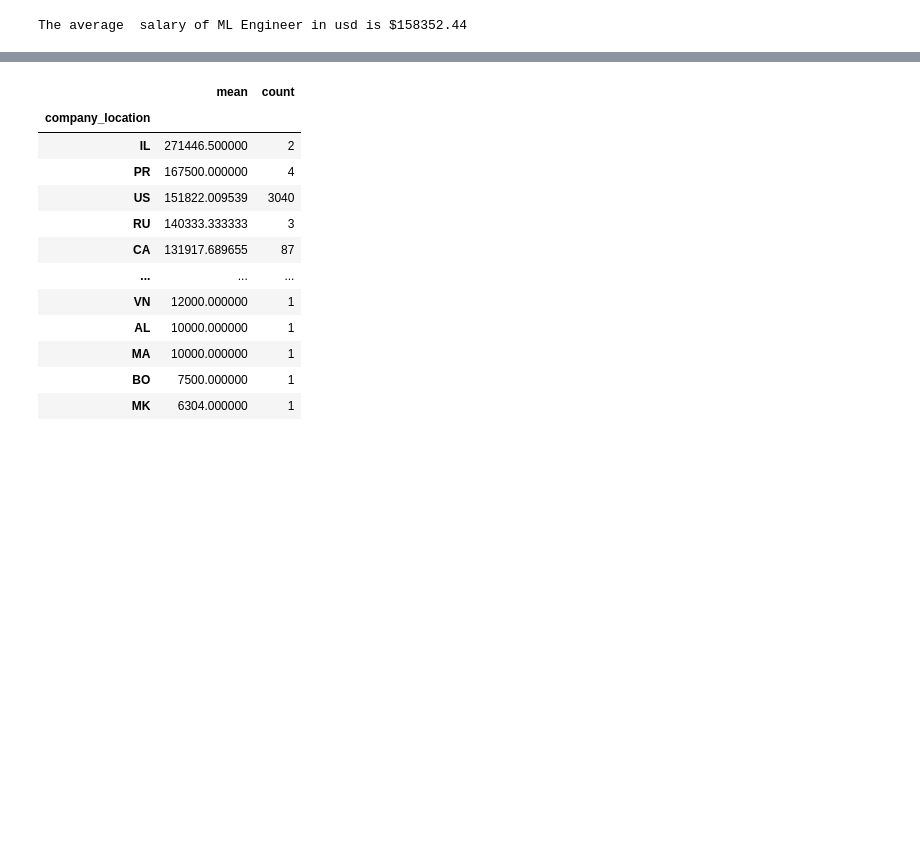
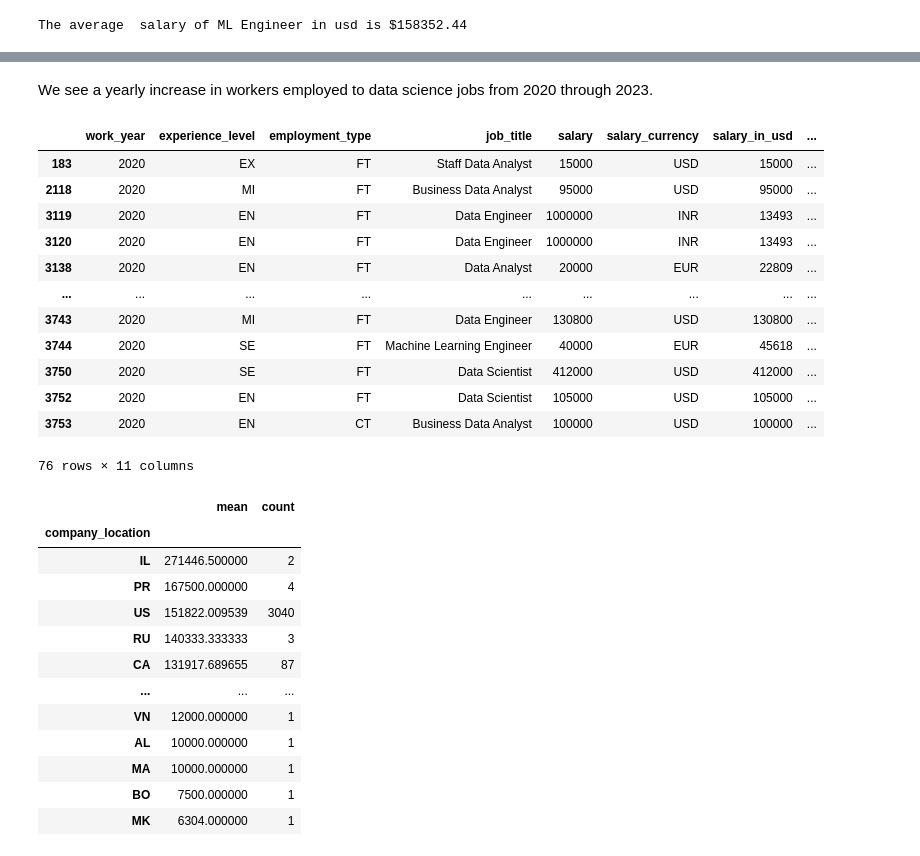
Before and after one commit to Soloskey1/data-projects, a Jupyter notebook: ds jobs dataset.ipynb, the cells around one changed output, grey strips where cells are left out. Saved outputs shown, nothing was run; the diff lists cells and outputs as text; code cells hidden in the pictures; blank space fills up the shorter version.

```diff
--- a/ds jobs dataset.ipynb
+++ b/ds jobs dataset.ipynb
@@ -135,3 +174,23 @@ S              78226.682432    148
+# %% [markdown]
+We see a yearly increase in workers employed to data science jobs from 2020 through 2023.
+# %%
+# Let's see how many data scientist where employd in 2020 for full time roles
+data_science_jobs_in_2020 = df[df['work_year'] == 2020]
+data_science_jobs_in_2020
+# %% [output]
+|  | work_year | experience_level | employment_type | job_title | salary | salary_currency | salary_in_usd | ... |
+| 183 | 2020 | EX | FT | Staff Data Analyst | 15000 | USD | 15000 | ... |
+| 2118 | 2020 | MI | FT | Business Data Analyst | 95000 | USD | 95000 | ... |
+| 3119 | 2020 | EN | FT | Data Engineer | 1000000 | INR | 13493 | ... |
+| 3120 | 2020 | EN | FT | Data Engineer | 1000000 | INR | 13493 | ... |
+| 3138 | 2020 | EN | FT | Data Analyst | 20000 | EUR | 22809 | ... |
+| ... | ... | ... | ... | ... | ... | ... | ... | ... |
+| 3743 | 2020 | MI | FT | Data Engineer | 130800 | USD | 130800 | ... |
+| 3744 | 2020 | SE | FT | Machine Learning Engineer | 40000 | EUR | 45618 | ... |
+| 3750 | 2020 | SE | FT | Data Scientist | 412000 | USD | 412000 | ... |
+| 3752 | 2020 | EN | FT | Data Scientist | 105000 | USD | 105000 | ... |
+| 3753 | 2020 | EN | CT | Business Data Analyst | 100000 | USD | 100000 | ... |
+76 rows × 11 columns
 # %%
 # average salary by country
 mean_salary_by_company_location = df.groupby('company_location')['salary_in_usd'].agg(['mean', 'count'])
```
Also changed, not shown: parts of 19 cells of this notebook.
